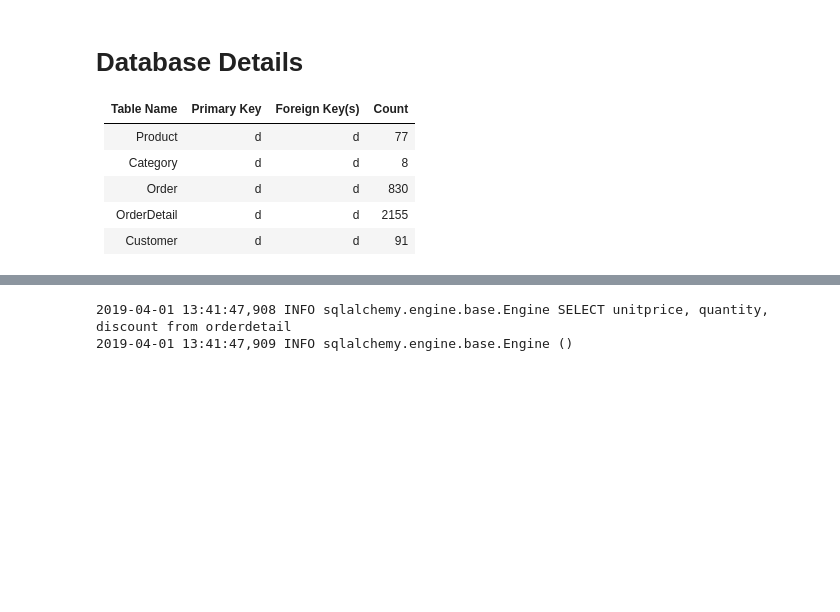
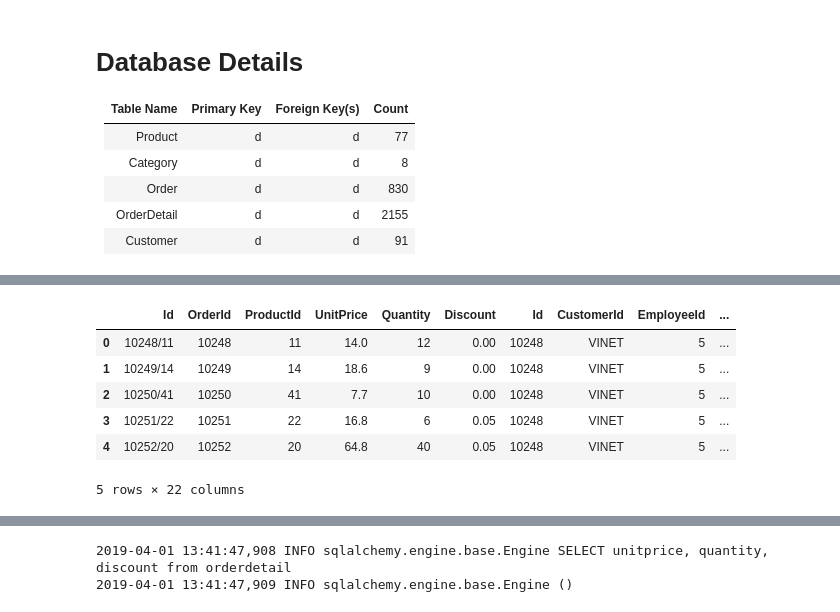
Before and after one commit to whitcrrd/dsc-2-final-project-online-ds-ft-021119, a Jupyter notebook: project-outline.ipynb, the cells around one changed output, grey strips where cells are left out. Saved outputs shown, nothing was run; the diff lists cells and outputs as text; code cells hidden in the pictures; blank space fills up the shorter version.

```diff
--- a/project-outline.ipynb
+++ b/project-outline.ipynb
@@ -64,0 +91,8 @@ print(inspector.get_table_names()) # print table names
+# %%
+from sqlalchemy import MetaData
+from sqlalchemy.ext.automap import automap_base
+
+metadata = MetaData()
+metadata.reflect(engine)
+Base = automap_base(metadata=metadata)
+Base.prepare()
@@ -64,0 +117,5 @@ print(inspector.get_table_names()) # print table names
+# %%
+# Mapping to classes
+Employee, Customer = Base.classes.Employee, Base.classes.Customer
+Product, Category = Base.classes.Product, Base.classes.Category
+Order, OrderDetail = Base.classes.Order, Base.classes.OrderDetail
@@ -64,0 +247,5 @@ print(inspector.get_table_names()) # print table names
+# %%
+q = session.query(OrderDetail, Order., func.sum(OrderDetail.Quantity).label("TotalQuantity"), func.sum(OrderDetail.Discount).label("TotalDiscount")).group_by(OrderDetail.OrderId)
+df = pd.read_sql(q.statement, engine)
+df.head()
+# %% [output]
@@ -64,0 +255,7 @@ print(inspector.get_table_names()) # print table names
+|  | Id | OrderId | ProductId | UnitPrice | Quantity | Discount | Id | CustomerId | EmployeeId | ... |
+| 0 | 10248/11 | 10248 | 11 | 14.0 | 12 | 0.00 | 10248 | VINET | 5 | ... |
+| 1 | 10249/14 | 10249 | 14 | 18.6 | 9 | 0.00 | 10248 | VINET | 5 | ... |
+| 2 | 10250/41 | 10250 | 41 | 7.7 | 10 | 0.00 | 10248 | VINET | 5 | ... |
+| 3 | 10251/22 | 10251 | 22 | 16.8 | 6 | 0.05 | 10248 | VINET | 5 | ... |
+| 4 | 10252/20 | 10252 | 20 | 64.8 | 40 | 0.05 | 10248 | VINET | 5 | ... |
+5 rows × 22 columns
```
Also changed, not shown: parts of 25 cells of this notebook.
